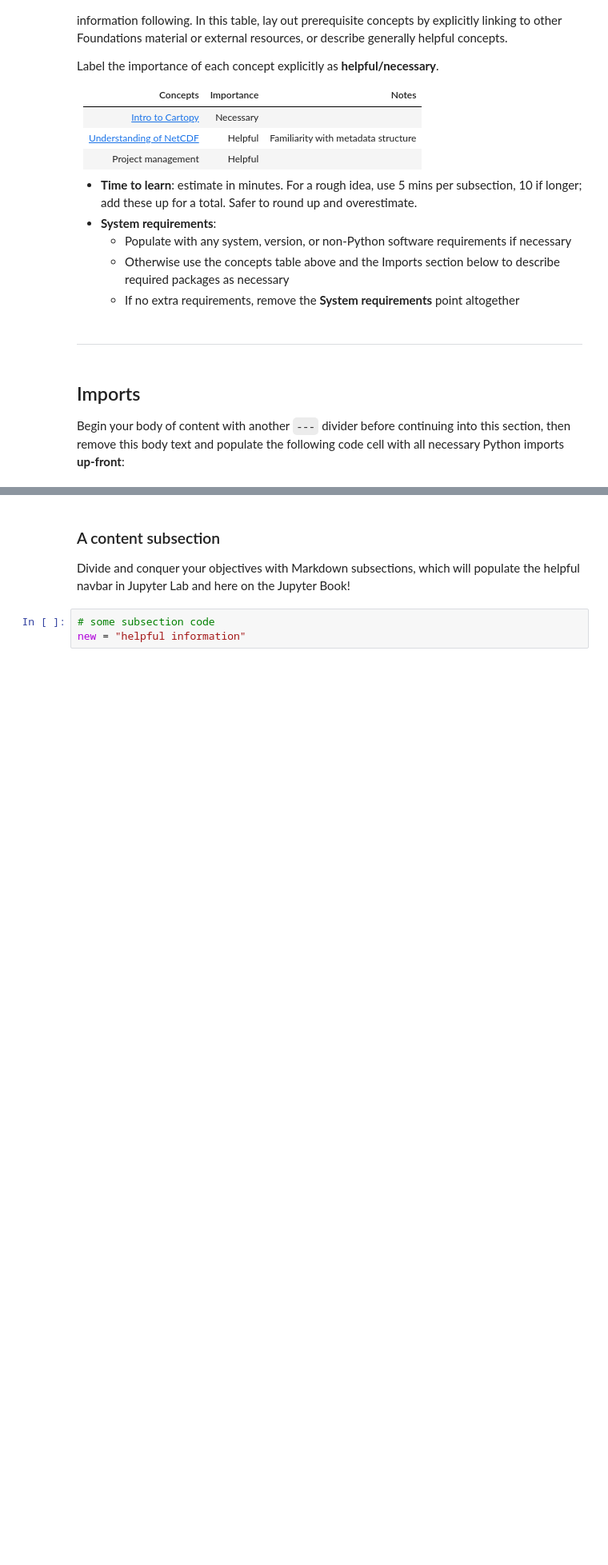
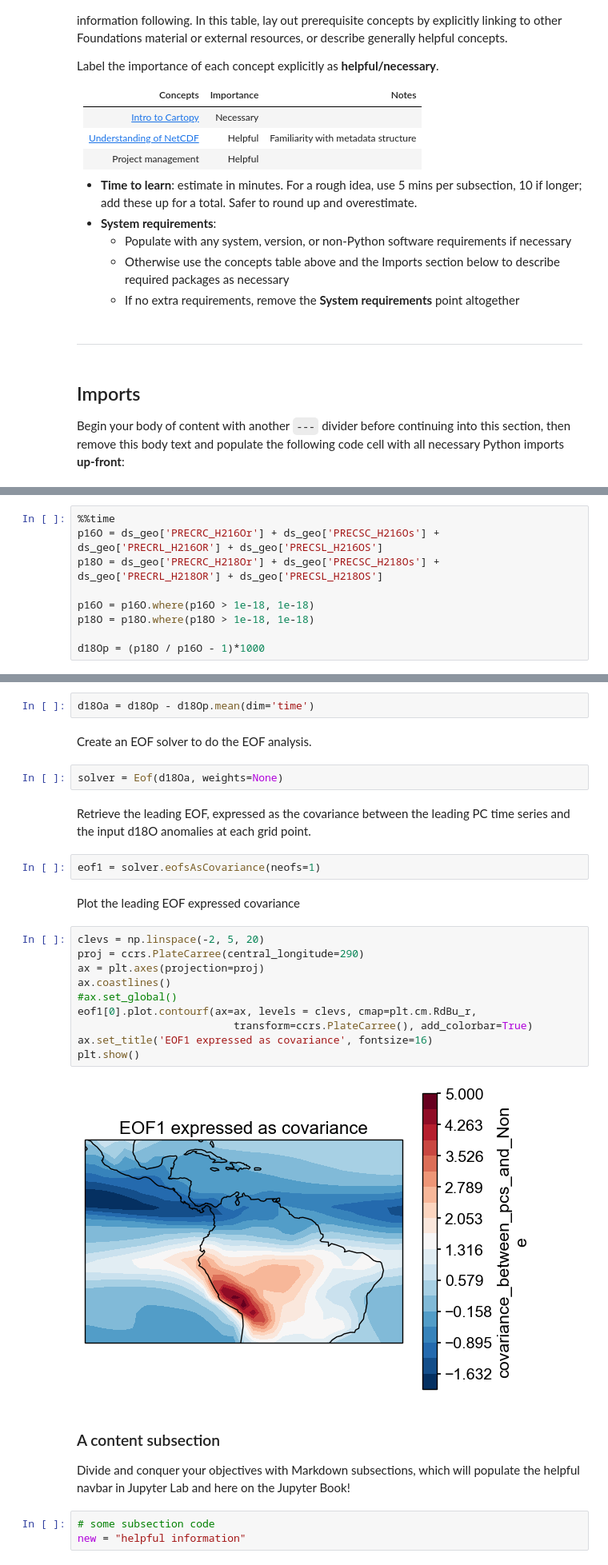
Before and after one commit to ProjectPythia/paleoPCA-Cookbook, a Jupyter notebook: notebooks/notebook-template.ipynb, the cells around one changed output, grey strips where cells are left out. Shown at 80% size. Saved outputs shown, nothing was run; the diff lists cells and outputs as text; blank space fills up the shorter version.

Commit message:
EOF analysis on model data

```diff
--- a/notebooks/notebook-template.ipynb
+++ b/notebooks/notebook-template.ipynb
@@ -51,0 +173,9 @@ print("Hello world!")
+# %%
+%%time
+p16O = ds_geo['PRECRC_H216Or'] + ds_geo['PRECSC_H216Os'] + ds_geo['PRECRL_H216OR'] + ds_geo['PRECSL_H216OS']
+p18O = ds_geo['PRECRC_H218Or'] + ds_geo['PRECSC_H218Os'] + ds_geo['PRECRL_H218OR'] + ds_geo['PRECSL_H218OS']
+
+p16O = p16O.where(p16O > 1e-18, 1e-18)
+p18O = p18O.where(p18O > 1e-18, 1e-18)
+
+d18Op = (p18O / p16O - 1)*1000
@@ -52,3 +187,27 @@ print("Hello world!")
+# %%
+d18Oa = d18Op - d18Op.mean(dim='time')
+# %% [markdown]
+Create an EOF solver to do the EOF analysis.
+# %%
+solver = Eof(d18Oa, weights=None)
+# %% [markdown]
+Retrieve the leading EOF, expressed as the covariance between the leading PC time series and the input d18O anomalies at each grid point.
+# %%
+eof1 = solver.eofsAsCovariance(neofs=1)
+# %% [markdown]
+Plot the leading EOF expressed covariance
+# %%
+clevs = np.linspace(-2, 5, 20)
+proj = ccrs.PlateCarree(central_longitude=290)
+ax = plt.axes(projection=proj)
+ax.coastlines()
+#ax.set_global()
+eof1[0].plot.contourf(ax=ax, levels = clevs, cmap=plt.cm.RdBu_r,
+                         transform=ccrs.PlateCarree(), add_colorbar=True)
+ax.set_title('EOF1 expressed as covariance', fontsize=16)
+plt.show()
+# %% [output]
+[figure, added]
 # %% [markdown]
 ### A content subsection
 Divide and conquer your objectives with Markdown subsections, which will populate the helpful navbar in Jupyter Lab and here on the Jupyter Book!
```
Also changed, not shown: parts of 28 cells of this notebook, 4 other files.
